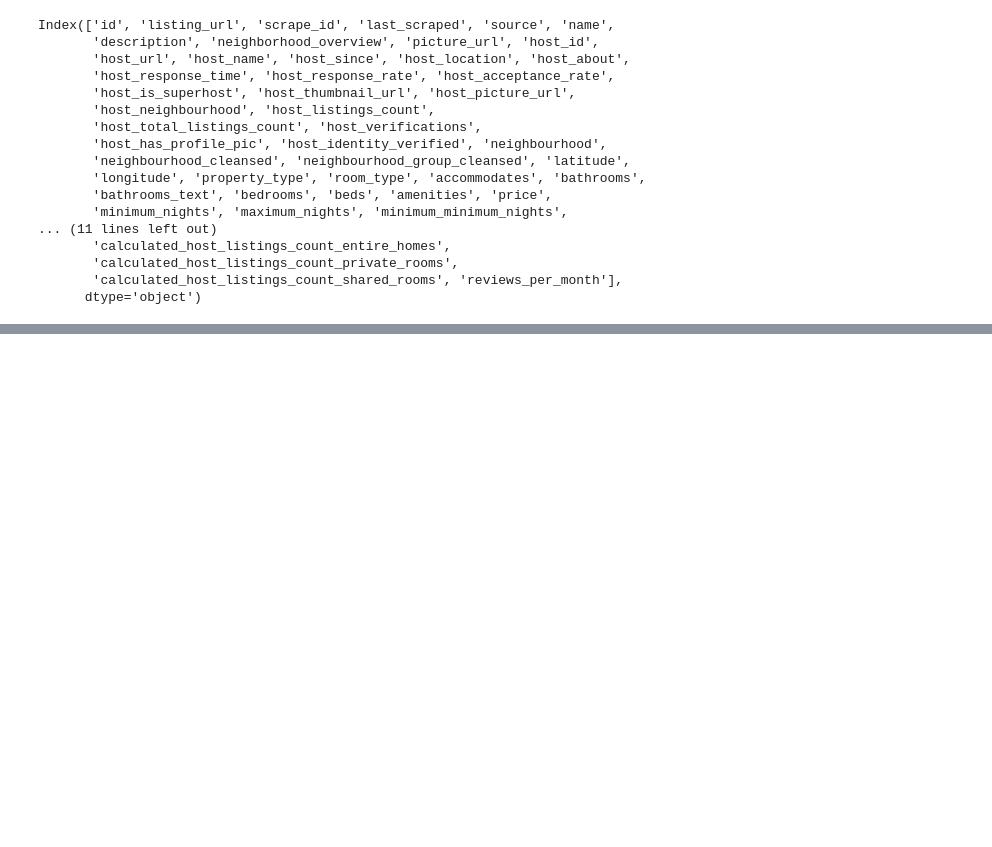
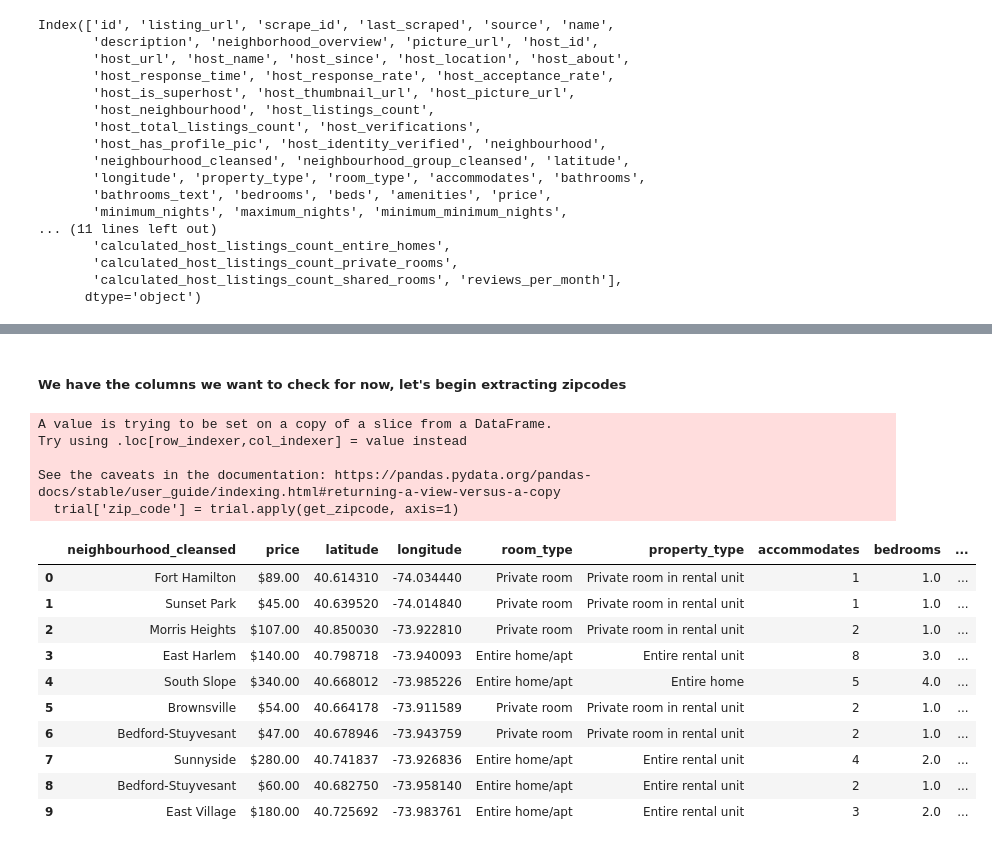
Before and after one commit to AndrewLee23708/AirBnB-Customer-Pricing-Analytics, a Jupyter notebook: 1.Data_cleaning.ipynb, the cells around one changed output, grey strips where cells are left out. Drawn from its saved outputs; the diff is of its cells as text; code cells hidden in the pictures; blank space fills up the shorter version.

Commit message:
data preprocessing complete

```diff
--- a/1.Data_cleaning.ipynb
+++ b/1.Data_cleaning.ipynb
@@ -99,0 +152,2 @@ df_listing
+# %%
+df_listing.dropna(subset='price', inplace=True)
@@ -99,0 +205,2 @@ df_listing
+# %% [markdown]
+##### We have the columns we want to check for now, let's begin extracting zipcodes
@@ -99,0 +227,22 @@ df_listing
+# %%
+
+trial = df_listing.head(10)
+trial['zip_code'] = trial.apply(get_zipcode, axis=1)
+trial
+# %% [output]
+A value is trying to be set on a copy of a slice from a DataFrame.
+Try using .loc[row_indexer,col_indexer] = value instead
+
+See the caveats in the documentation: https://pandas.pydata.org/pandas-docs/stable/user_guide/indexing.html#returning-a-view-versus-a-copy
+  trial['zip_code'] = trial.apply(get_zipcode, axis=1)
+|  | neighbourhood_cleansed | price | latitude | longitude | room_type | property_type | accommodates | bedrooms | ... |
+| 0 | Fort Hamilton | $89.00 | 40.614310 | -74.034440 | Private room | Private room in rental unit | 1 | 1.0 | ... |
+| 1 | Sunset Park | $45.00 | 40.639520 | -74.014840 | Private room | Private room in rental unit | 1 | 1.0 | ... |
+| 2 | Morris Heights | $107.00 | 40.850030 | -73.922810 | Private room | Private room in rental unit | 2 | 1.0 | ... |
+| 3 | East Harlem | $140.00 | 40.798718 | -73.940093 | Entire home/apt | Entire rental unit | 8 | 3.0 | ... |
+| 4 | South Slope | $340.00 | 40.668012 | -73.985226 | Entire home/apt | Entire home | 5 | 4.0 | ... |
+| 5 | Brownsville | $54.00 | 40.664178 | -73.911589 | Private room | Private room in rental unit | 2 | 1.0 | ... |
+| 6 | Bedford-Stuyvesant | $47.00 | 40.678946 | -73.943759 | Private room | Private room in rental unit | 2 | 1.0 | ... |
+| 7 | Sunnyside | $280.00 | 40.741837 | -73.926836 | Entire home/apt | Entire rental unit | 4 | 2.0 | ... |
+| 8 | Bedford-Stuyvesant | $60.00 | 40.682750 | -73.958140 | Entire home/apt | Entire rental unit | 2 | 1.0 | ... |
+| 9 | East Village | $180.00 | 40.725692 | -73.983761 | Entire home/apt | Entire rental unit | 3 | 2.0 | ... |
```
Also changed, not shown: parts of 33 cells of this notebook, 5 other files.
